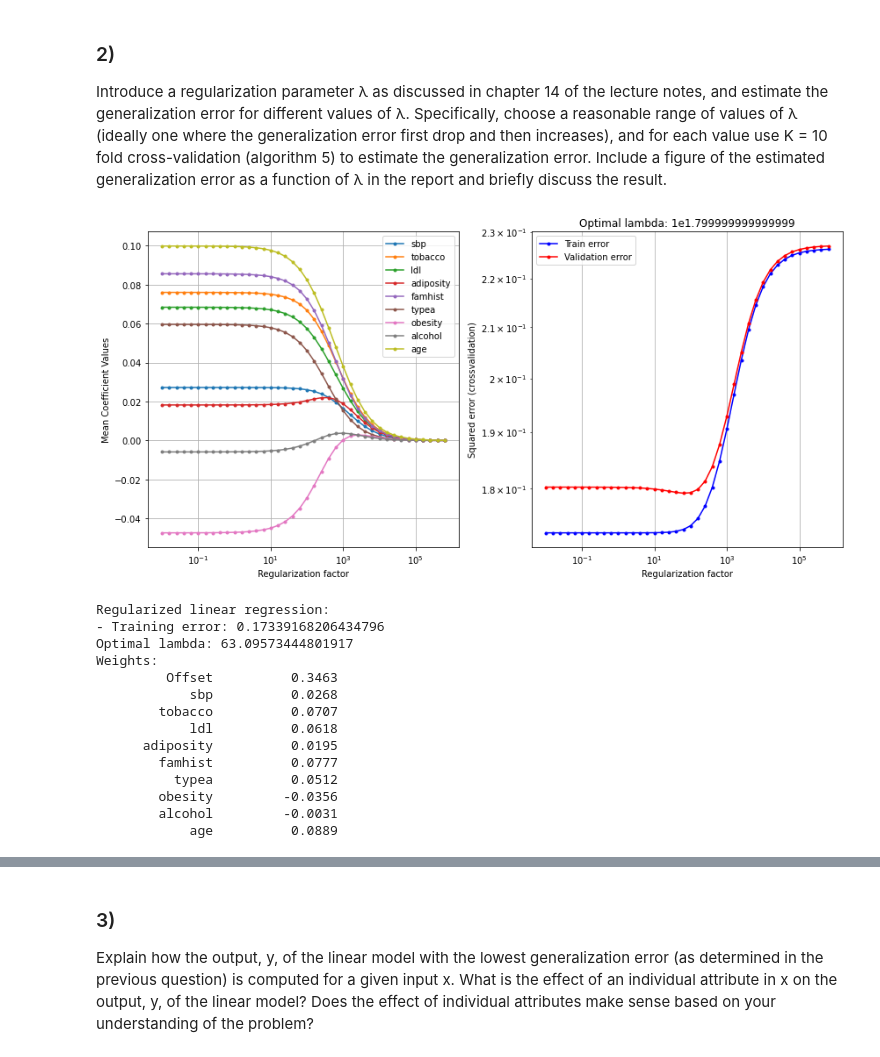
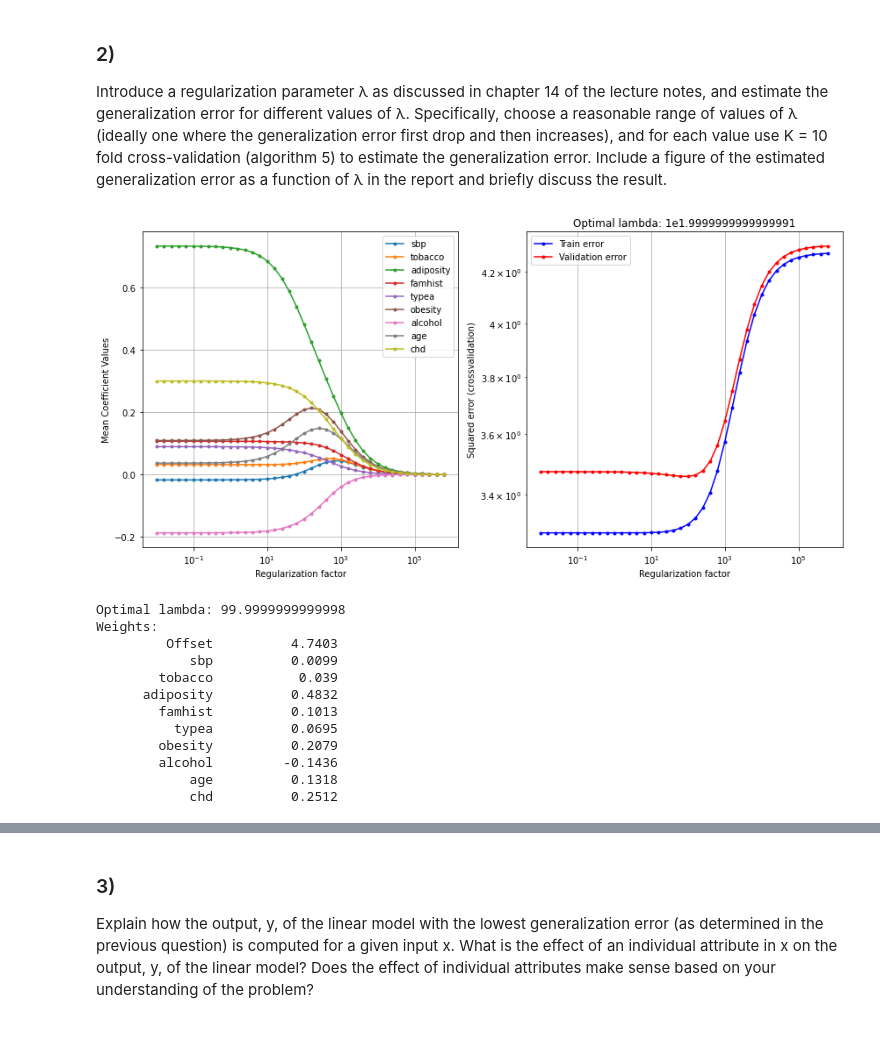
Before and after one commit to FrederikvSvane/Machine-Learning-Project1, a Jupyter notebook: Project2/main3.ipynb, the cells around one changed output, grey strips where cells are left out. Saved outputs shown, nothing was run; the diff lists cells and outputs as text; code cells hidden in the pictures.

```diff
--- a/Project2/main3.ipynb
+++ b/Project2/main3.ipynb
@@ -36,15 +45,8 @@ target_variable = 'ldl'
 features = df.drop(columns=[target_variable]).columns
 
 # Prepare the feature matrix X and the target vector y
-X = df[features]
+Xfeature = df[features]
 y = df[target_variable].squeeze().values
-
-# We have used one-of-K coding for feature transformation by substituting famhist = present or absent by 1 or 0, respectively
-
-# Feature scaling so that each feature column has mean = 0 and standard deviation = 1
-scaler = StandardScaler()
-X_scaled = scaler.fit_transform(X)
-X_scaled_df = pd.DataFrame(X_scaled, columns=features)
-X_scaled_df.head()
+Xfeature
 # %% [output]
 |  | sbp | tobacco | adiposity | famhist | typea | obesity | alcohol | age | chd |
@@ -62,7 +71,7 @@ cross-validation (algorithm 5) to estimate the generalization error.
 Include a figure of the estimated generalization error as a function of λ in the
 report and briefly discuss the result.
 # %%
-X = X_scaled_df
+X = Xfeature
 
 # Attributes names:
 attributeNames = X.columns.values.tolist()
@@ -88,62 +97,46 @@ mu = np.empty((1, M-1))
 sigma = np.empty((1, M-1))
 
 opt_val_err, opt_lambda, mean_w_vs_lambda, train_err_vs_lambda, test_err_vs_lambda = rlr_validate(X, y, lambdas, K)
 
-Xty = X.T @ y
-XtX = X.T @ X
-
-# Estimate weights for the optimal value of lambda, on entire training set
-lambdaI = opt_lambda * np.eye(M)
-lambdaI[0,0] = 0 # Do no regularize the bias term
-w_rlr[:,0] = np.linalg.solve(XtX+lambdaI,Xty).squeeze()
-# Compute mean squared error with regularization with optimal lambda
-Error_train_rlr[0] = np.square(y-X @ w_rlr[:,0]).sum(axis=0)/y.shape[0]
-
 # Display the results
 plt.figure(1, figsize=(12,6))
 plt.subplot(1,2,1)
 plt.semilogx(lambdas,mean_w_vs_lambda.T[:,1:],'.-') # Don't plot the bias term
 plt.xlabel('Regularization factor')
 plt.ylabel('Mean Coefficient Values')
 plt.legend(attributeNames[1:], loc='best')
 plt.grid()
 
 plt.subplot(1,2,2)
 plt.title('Optimal lambda: 1e{0}'.format(np.log10(opt_lambda)))
 plt.loglog(lambdas,train_err_vs_lambda.T,'b.-',lambdas,test_err_vs_lambda.T,'r.-')
 plt.xlabel('Regularization factor')
 plt.ylabel('Squared error (crossvalidation)')
 plt.legend(['Train error','Validation error'])
 plt.grid()
 
 plt.tight_layout()
 plt.show()
 
-# Display results
-print('Regularized linear regression:')
-print('- Training error: {0}'.format(Error_train_rlr.mean()))
-
 # Optimal lambda
 print('Optimal lambda: {0}'.format(opt_lambda))
 
 print('Weights:')
 for m in range(M):
-    print('{:>15} {:>15}'.format(attributeNames[m], np.round(w_rlr[m,0],4)))
+    print('{:>15} {:>15}'.format(attributeNames[m], np.round(mean_w_vs_lambda[:,np.where(lambdas==opt_lambda)].flatten()[m],4)))
 # %% [output]
-[figure, old version]
+[figure, new version]
-Regularized linear regression:
-- Training error: 0.17339168206434796
-Optimal lambda: 63.09573444801917
+Optimal lambda: 99.9999999999998
 Weights:
-         Offset          0.3463
-            sbp          0.0268
-        tobacco          0.0707
-            ldl          0.0618
-      adiposity          0.0195
-        famhist          0.0777
-          typea          0.0512
-        obesity         -0.0356
-        alcohol         -0.0031
-            age          0.0889
+         Offset          4.7403
+            sbp          0.0099
+        tobacco           0.039
+      adiposity          0.4832
+        famhist          0.1013
+          typea          0.0695
+        obesity          0.2079
+        alcohol         -0.1436
+            age          0.1318
+            chd          0.2512
 # %%
 # Predict y_est
```
Also changed, not shown: parts of 22 cells of this notebook.
